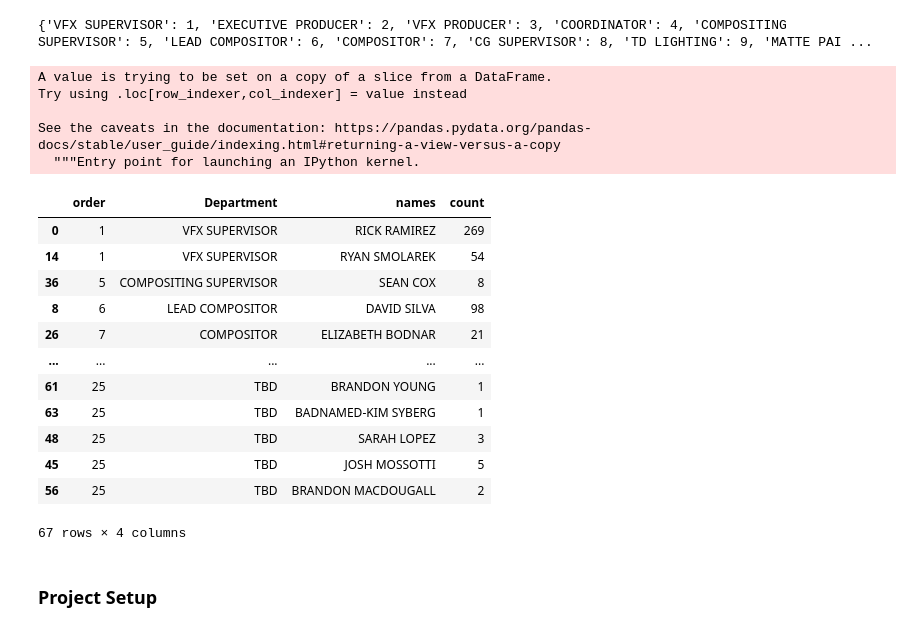
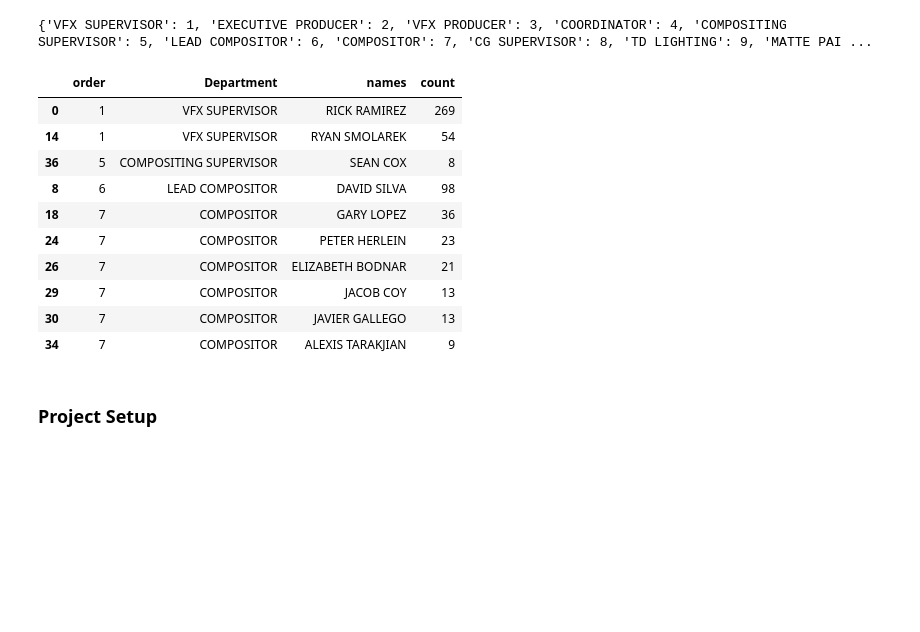
Before and after one commit to yanickw/the_end, a Jupyter notebook: the_end.ipynb, the cells around one changed output. Cells and saved outputs as stored; diff of their text form; code cells hidden in the pictures; blank space fills up the shorter version.

Commit message:
Added a double sorting by order and count

```diff
--- a/the_end.ipynb
+++ b/the_end.ipynb
@@ -127,27 +127,20 @@ print(order_dict)
 # %%
 names_summary["order"] = names_summary["Department"].map(order_dict)
 names_summary = names_summary[["order", "Department", "names", "count"]]
-names_summary = names_summary.sort_values("order")
-names_summary
+names_summary = names_summary.sort_values(by = ["order", "count"], ascending=[True, False])
+names_summary.head(10)
 # %% [output]
-A value is trying to be set on a copy of a slice from a DataFrame.
-Try using .loc[row_indexer,col_indexer] = value instead
-
-See the caveats in the documentation: https://pandas.pydata.org/pandas-docs/stable/user_guide/indexing.html#returning-a-view-versus-a-copy
-  """Entry point for launching an IPython kernel.
 |  | order | Department | names | count |
 | 0 | 1 | VFX SUPERVISOR | RICK RAMIREZ | 269 |
 | 14 | 1 | VFX SUPERVISOR | RYAN SMOLAREK | 54 |
 | 36 | 5 | COMPOSITING SUPERVISOR | SEAN COX | 8 |
 | 8 | 6 | LEAD COMPOSITOR | DAVID SILVA | 98 |
+| 18 | 7 | COMPOSITOR | GARY LOPEZ | 36 |
+| 24 | 7 | COMPOSITOR | PETER HERLEIN | 23 |
 | 26 | 7 | COMPOSITOR | ELIZABETH BODNAR | 21 |
-| ... | ... | ... | ... | ... |
-| 61 | 25 | TBD | BRANDON YOUNG | 1 |
-| 63 | 25 | TBD | BADNAMED-KIM SYBERG | 1 |
-| 48 | 25 | TBD | SARAH LOPEZ | 3 |
-| 45 | 25 | TBD | JOSH MOSSOTTI | 5 |
-| 56 | 25 | TBD | BRANDON MACDOUGALL | 2 |
+| 29 | 7 | COMPOSITOR | JACOB COY | 13 |
+| 30 | 7 | COMPOSITOR | JAVIER GALLEGO | 13 |
+| 34 | 7 | COMPOSITOR | ALEXIS TARAKJIAN | 9 |
-67 rows × 4 columns
 # %% [markdown]
 ### Project Setup
 # %%
```
